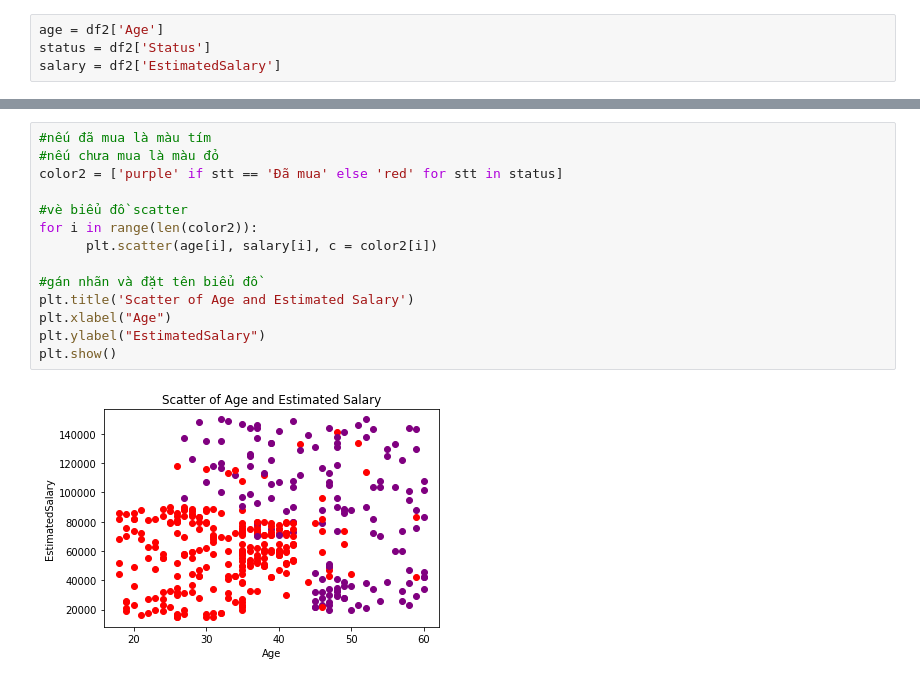
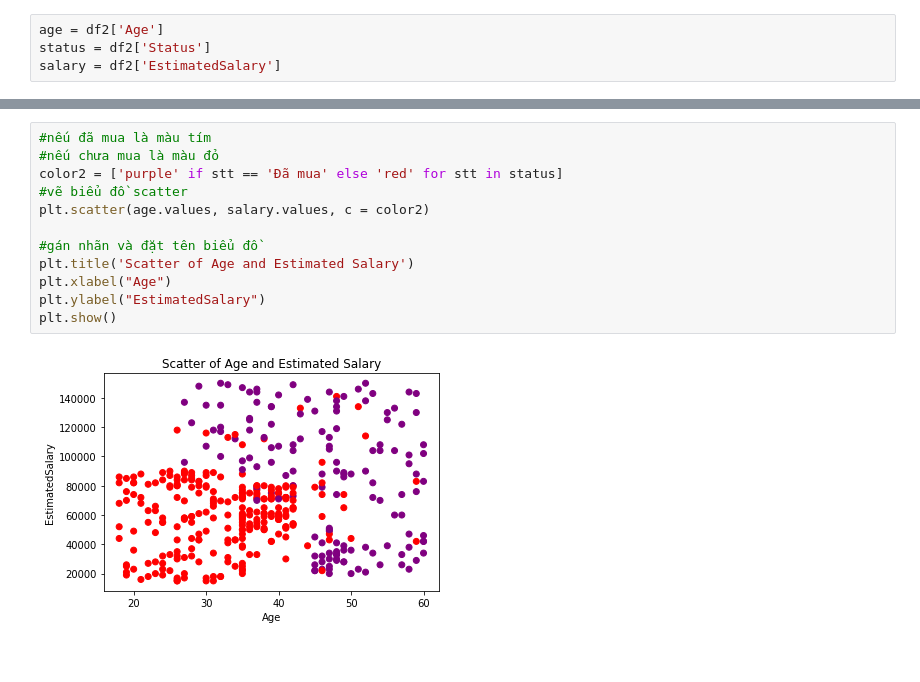
Before and after one commit to minhnguyeenx/PYTHON_HIT_K15_2021, a Jupyter notebook: PLT/BTVN_PLT.ipynb, the cells around one changed output, grey strips where cells are left out. Drawn from its saved outputs; the diff is of its cells as text.

```diff
--- a/PLT/BTVN_PLT.ipynb
+++ b/PLT/BTVN_PLT.ipynb
@@ -217,16 +216,14 @@ plt.show()
 # %%
 #nếu đã mua là màu tím
 #nếu chưa mua là màu đỏ
 color2 = ['purple' if stt == 'Đã mua' else 'red' for stt in status]
-
-#vè biểu đồ scatter
-for i in range(len(color2)):
-      plt.scatter(age[i], salary[i], c = color2[i])
+#vẽ biểu đồ scatter
+plt.scatter(age.values, salary.values, c = color2)
 
 #gán nhãn và đặt tên biểu đồ
 plt.title('Scatter of Age and Estimated Salary')
 plt.xlabel("Age")
 plt.ylabel("EstimatedSalary")
 plt.show()
 # %% [output]
-[figure, old version]
+[figure, new version]
```
Also changed, not shown: parts of 2 cells of this notebook.
